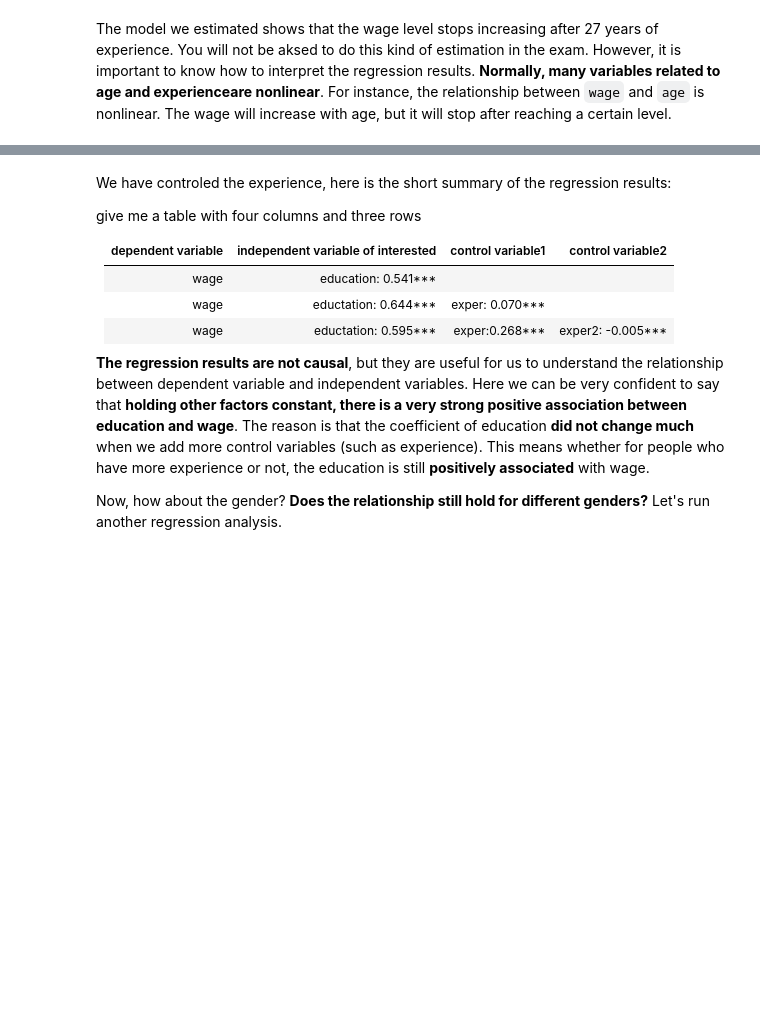
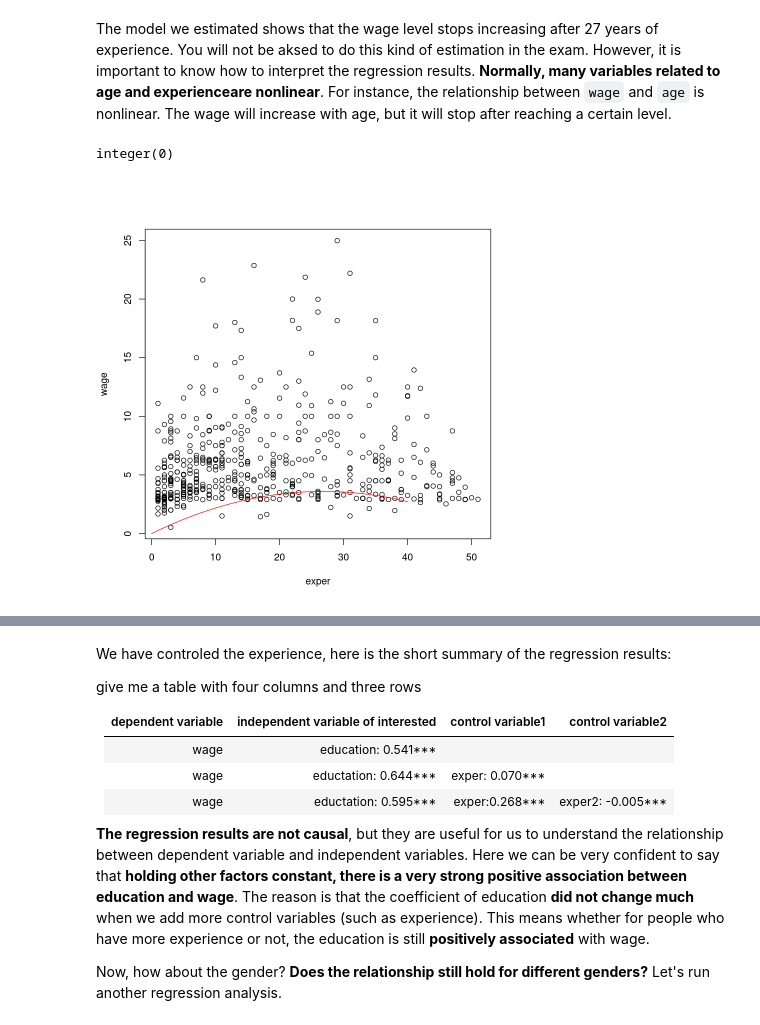
Before and after one commit to oceanumeric/data-science-go-small, a Jupyter notebook: all-in-one-for-the-exam/all-in-one.ipynb, the cells around one changed output, grey strips where cells are left out. Cells and saved outputs as stored; diff of their text form; code cells hidden in the pictures; blank space fills up the shorter version.

```diff
--- a/all-in-one-for-the-exam/all-in-one.ipynb
+++ b/all-in-one-for-the-exam/all-in-one.ipynb
@@ -1497,3 +1497,11 @@ abline(v=27, col='red')
 # %% [markdown]
 The model we estimated shows that the wage level stops increasing after 27 years of experience. You will not be aksed to do this kind of estimation in the exam. However, it is important to know how to interpret the regression results.
 __Normally, many variables related to age and experienceare nonlinear__. For instance, the relationship between `wage` and `age` is nonlinear. The wage will increase with age, but it will stop after reaching a certain level.
+# %%
+# we can put them together
+wage1 %>%
+    with(plot(exper, wage)) +
+    lines(exper_seq, wage_sim, type="l", col='red')
+# %% [output]
+integer(0)
+[figure, added]
```
Also changed, not shown: parts of 3 cells of this notebook.
